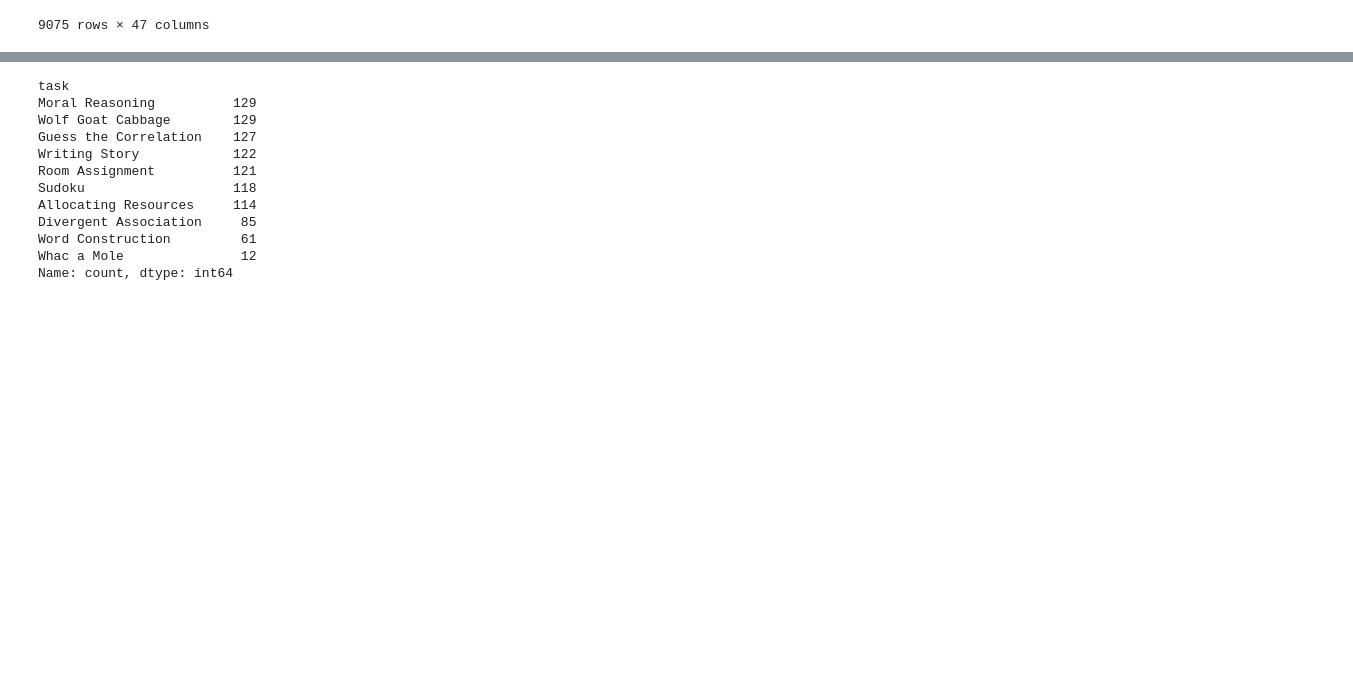
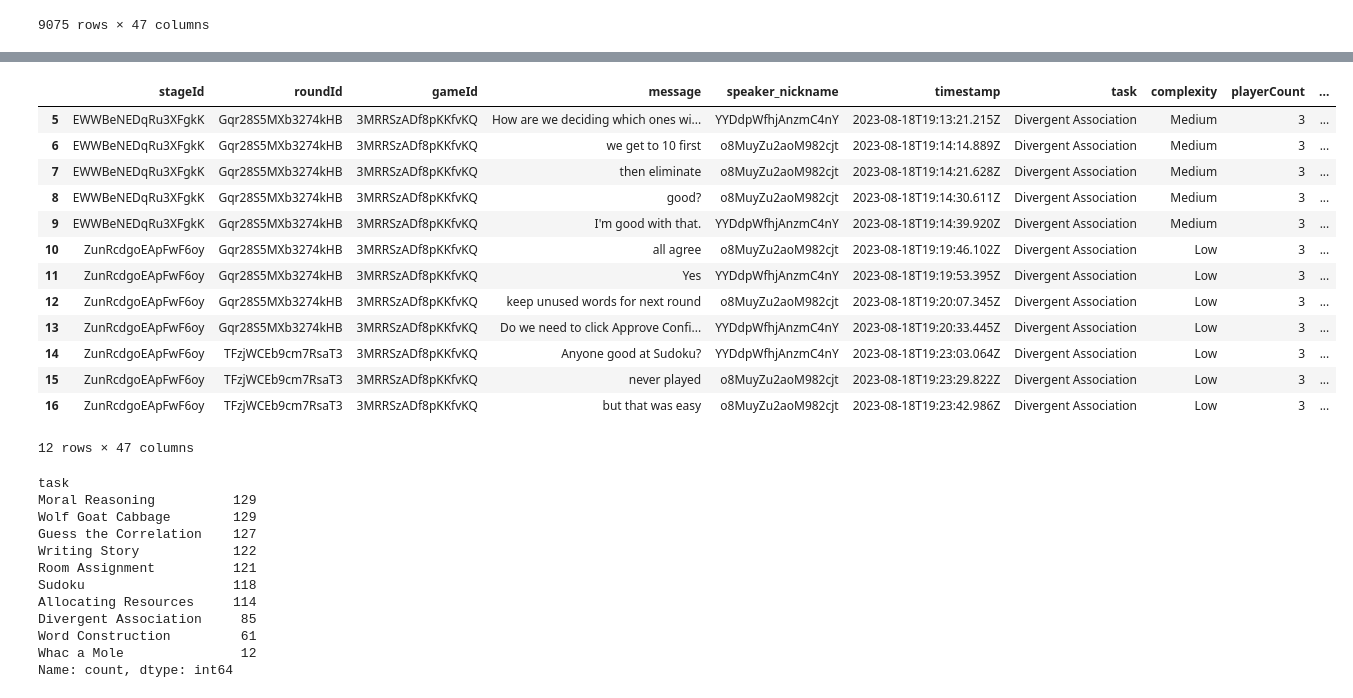
Before and after one commit to Watts-Lab/team_comm_tools, a Jupyter notebook: feature_engine/data/cleaning_scripts/multi_task_data_cleaning.ipynb, the cells around one changed output, grey strips where cells are left out. Cells and saved outputs as stored; diff of their text form; code cells hidden in the pictures; blank space fills up the shorter version.

Commit message:
multi-task modeling experiments

```diff
--- a/feature_engine/data/cleaning_scripts/multi_task_data_cleaning.ipynb
+++ b/feature_engine/data/cleaning_scripts/multi_task_data_cleaning.ipynb
@@ -345,9 +345,9 @@ simple_output = pd.DataFrame(
     }
 )
 # %%
-def duplicate_rows(input_df, within_task = False):
+def create_cumulative_rows(input_df, within_task = False):
     """
-    function: duplicate_rows
+    function: create_cumulative_rows
 
     This function takes a chat-level dataframe and duplicates rows such that we can analyze
     convesations in the context of what came before.
@@ -361,33 +361,30 @@ def duplicate_rows(input_df, within_task = False):
     """
     result_df = pd.DataFrame(columns=input_df.columns)
 
-    # Initialize cumulative counter
-    cumulative_counter = 0
-
-    # prev stageID
-    prev_stageID = None
+    # prev stageId
+    prev_stageId = None
 
     # Iterate through rows
     for index, current_row in input_df.iterrows():
 
-        # current stageID
-        if current_row["stageID"] != prev_stageID: # we have transitioned to a new stageID
+        # current stageId
+        if current_row["stageId"] != prev_stageId: # we have transitioned to a new stageId
 
-            prev_stageID = current_row["stageID"]
+            prev_stageId = current_row["stageId"]
 
-            # Duplicate rows from all previous 'stageID's with the same 'gameId'
+            # Duplicate rows from all previous 'stageId's with the same 'gameId'
             # Note: add `& (input_df['roundId'] == current_row['roundId'])` here to restrict this to the same round
             if(within_task):
-                previous_rows = input_df.loc[(input_df['stageID'] != current_row['stageID']) & (input_df['timestamp'] < current_row['timestamp']) & (input_df['gameId'] == current_row['gameId']) & (input_df['roundId'] == current_row['roundId'])].copy()
+                previous_rows = input_df.loc[(input_df['stageId'] != current_row['stageId']) & (input_df['timestamp'] < current_row['timestamp']) & (input_df['gameId'] == current_row['gameId']) & (input_df['roundId'] == current_row['roundId'])].copy()
             else:
-                previous_rows = input_df.loc[(input_df['stageID'] != current_row['stageID']) & (input_df['timestamp'] < current_row['timestamp']) & (input_df['gameId'] == current_row['gameId'])].copy()
+                previous_rows = input_df.loc[(input_df['stageId'] != current_row['stageId']) & (input_df['timestamp'] < current_row['timestamp']) & (input_df['gameId'] == current_row['gameId'])].copy()
             if(not previous_rows.empty):
-                previous_rows['cumulative_stageId'] = current_row["stageID"]
+                previous_rows['cumulative_stageId'] = current_row["stageId"]
                 result_df = pd.concat([result_df, previous_rows], ignore_index=True)
 
-            cur_stageID_rows = input_df.loc[(input_df['stageID'] == current_row['stageID'])].copy()
-            cur_stageID_rows['cumulative_stageId'] = current_row["stageID"]
+            cur_stageId_rows = input_df.loc[(input_df['stageId'] == current_row['stageId'])].copy()
+            cur_stageId_rows['cumulative_stageId'] = current_row["stageId"]
             # Concatenate the current row to the result DataFrame
-            result_df = pd.concat([result_df, cur_stageID_rows], ignore_index=True)
+            result_df = pd.concat([result_df, cur_stageId_rows], ignore_index=True).drop_duplicates()
 
     return result_df
@@ -394,3 +417,24 @@ def duplicate_rows(input_df, within_task = False):
+# %%
+multi_task_tiny = pd.read_csv("../raw_data/multi_task_TINY.csv")
+# %%
+multi_task_tiny_output = create_cumulative_rows(multi_task_tiny, within_task = False)
+
+multi_task_tiny_output[multi_task_tiny_output["cumulative_stageId"] == "ZunRcdgoEApFwF6oy"]
+# %% [output]
+|  | stageId | roundId | gameId | message | speaker_nickname | timestamp | task | complexity | playerCount | ... |
+| 5 | EWWBeNEDqRu3XFgkK | Gqr28S5MXb3274kHB | 3MRRSzADf8pKKfvKQ | How are we deciding which ones wi... | YYDdpWfhjAnzmC4nY | 2023-08-18T19:13:21.215Z | Divergent Association | Medium | 3 | ... |
+| 6 | EWWBeNEDqRu3XFgkK | Gqr28S5MXb3274kHB | 3MRRSzADf8pKKfvKQ | we get to 10 first | o8MuyZu2aoM982cjt | 2023-08-18T19:14:14.889Z | Divergent Association | Medium | 3 | ... |
+| 7 | EWWBeNEDqRu3XFgkK | Gqr28S5MXb3274kHB | 3MRRSzADf8pKKfvKQ | then eliminate | o8MuyZu2aoM982cjt | 2023-08-18T19:14:21.628Z | Divergent Association | Medium | 3 | ... |
+| 8 | EWWBeNEDqRu3XFgkK | Gqr28S5MXb3274kHB | 3MRRSzADf8pKKfvKQ | good? | o8MuyZu2aoM982cjt | 2023-08-18T19:14:30.611Z | Divergent Association | Medium | 3 | ... |
+| 9 | EWWBeNEDqRu3XFgkK | Gqr28S5MXb3274kHB | 3MRRSzADf8pKKfvKQ | I'm good with that. | YYDdpWfhjAnzmC4nY | 2023-08-18T19:14:39.920Z | Divergent Association | Medium | 3 | ... |
+| 10 | ZunRcdgoEApFwF6oy | Gqr28S5MXb3274kHB | 3MRRSzADf8pKKfvKQ | all agree | o8MuyZu2aoM982cjt | 2023-08-18T19:19:46.102Z | Divergent Association | Low | 3 | ... |
+| 11 | ZunRcdgoEApFwF6oy | Gqr28S5MXb3274kHB | 3MRRSzADf8pKKfvKQ | Yes | YYDdpWfhjAnzmC4nY | 2023-08-18T19:19:53.395Z | Divergent Association | Low | 3 | ... |
+| 12 | ZunRcdgoEApFwF6oy | Gqr28S5MXb3274kHB | 3MRRSzADf8pKKfvKQ | keep unused words for next round | o8MuyZu2aoM982cjt | 2023-08-18T19:20:07.345Z | Divergent Association | Low | 3 | ... |
+| 13 | ZunRcdgoEApFwF6oy | Gqr28S5MXb3274kHB | 3MRRSzADf8pKKfvKQ | Do we need to click Approve Confi... | YYDdpWfhjAnzmC4nY | 2023-08-18T19:20:33.445Z | Divergent Association | Low | 3 | ... |
+| 14 | ZunRcdgoEApFwF6oy | TFzjWCEb9cm7RsaT3 | 3MRRSzADf8pKKfvKQ | Anyone good at Sudoku? | YYDdpWfhjAnzmC4nY | 2023-08-18T19:23:03.064Z | Divergent Association | Low | 3 | ... |
+| 15 | ZunRcdgoEApFwF6oy | TFzjWCEb9cm7RsaT3 | 3MRRSzADf8pKKfvKQ | never played | o8MuyZu2aoM982cjt | 2023-08-18T19:23:29.822Z | Divergent Association | Low | 3 | ... |
+| 16 | ZunRcdgoEApFwF6oy | TFzjWCEb9cm7RsaT3 | 3MRRSzADf8pKKfvKQ | but that was easy | o8MuyZu2aoM982cjt | 2023-08-18T19:23:42.986Z | Divergent Association | Low | 3 | ... |
+12 rows × 47 columns
 # %%
 # Quick stats: how many of each task do we have?
 conversations_with_dv_and_composition[["stageId", "task"]].drop_duplicates()["task"].value_counts()
```
Also changed, not shown: parts of 4 cells of this notebook, 41 other files.
